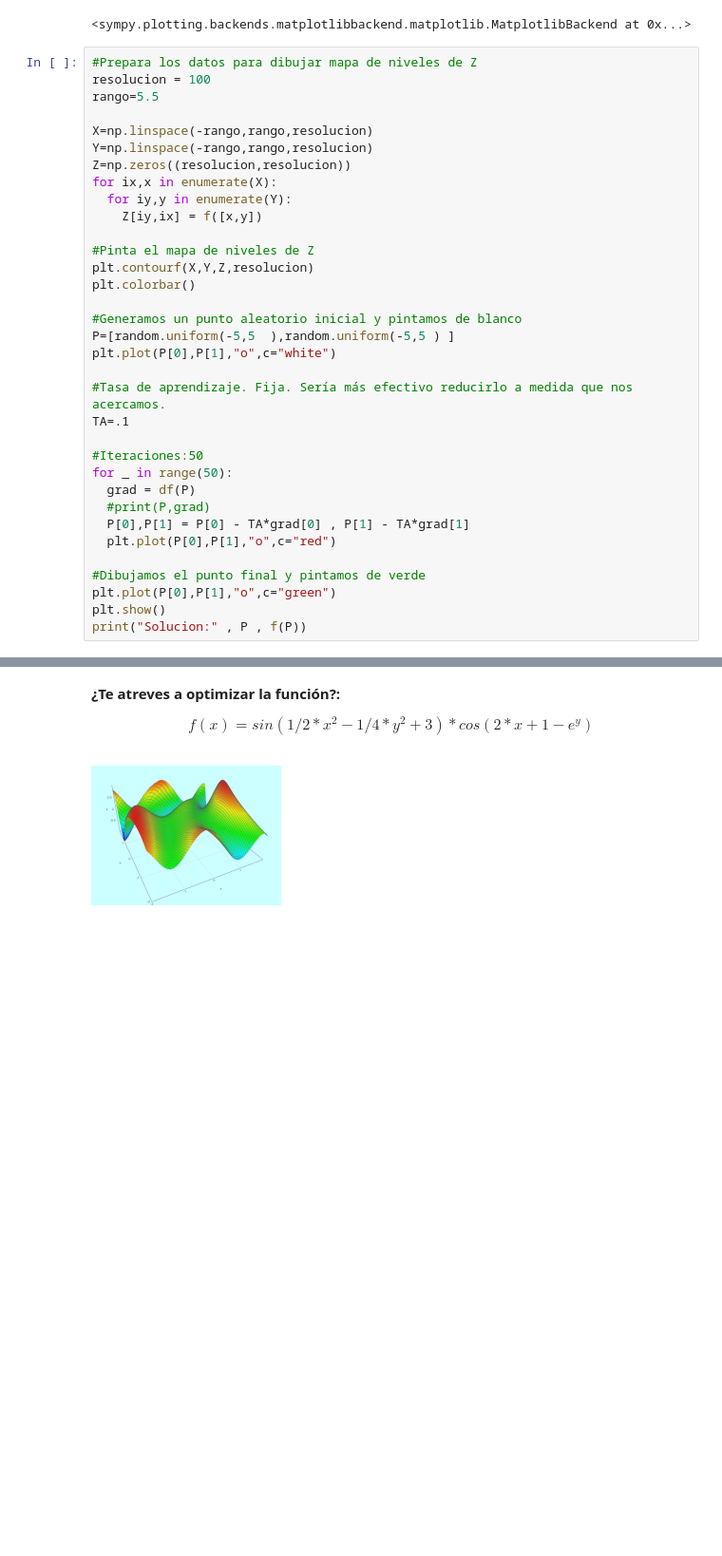
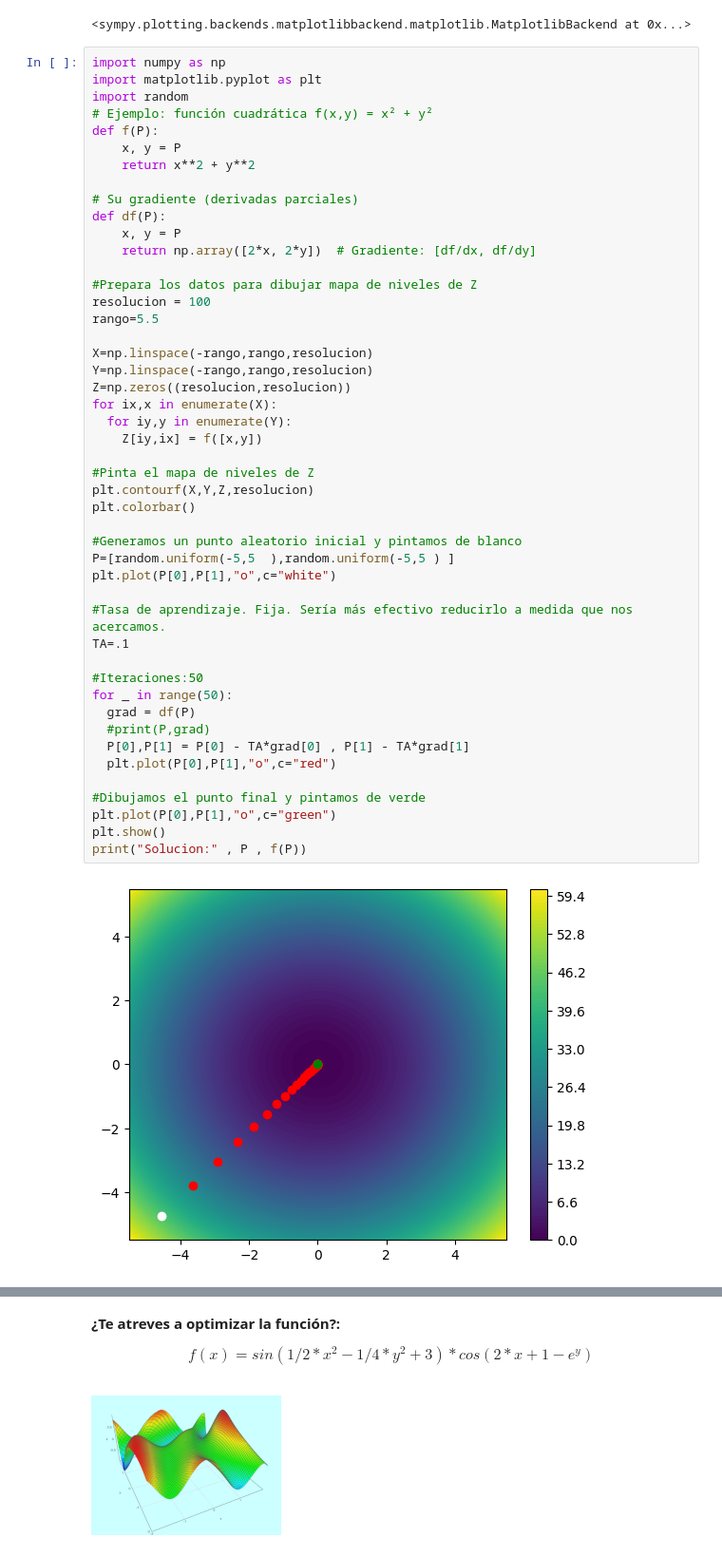
Before and after one commit to izar2211/03MIAR----Algoritmos-de-Optimizacion, a Jupyter notebook: Algoritmos_Estibaliz_Garrido_AG2.ipynb, the cells around one changed output, grey strips where cells are left out. Shown at 95% size. Saved outputs shown, nothing was run; the diff lists cells and outputs as text; blank space fills up the shorter version.

```diff
--- a/Algoritmos_Estibaliz_Garrido_AG2.ipynb
+++ b/Algoritmos_Estibaliz_Garrido_AG2.ipynb
@@ -279,6 +279,19 @@ plot3d(x**2 + y**2,
 [figure]
 <sympy.plotting.backends.matplotlibbackend.matplotlib.MatplotlibBackend at 0x...>
 # %%
+import numpy as np
+import matplotlib.pyplot as plt
+import random
+# Ejemplo: función cuadrática f(x,y) = x² + y²
+def f(P):
+    x, y = P
+    return x**2 + y**2
+
+# Su gradiente (derivadas parciales)
+def df(P):
+    x, y = P
+    return np.array([2*x, 2*y])  # Gradiente: [df/dx, df/dy]
+
 #Prepara los datos para dibujar mapa de niveles de Z
 resolucion = 100
 rango=5.5
@@ -286,30 +299,31 @@ rango=5.5
 X=np.linspace(-rango,rango,resolucion)
 Y=np.linspace(-rango,rango,resolucion)
 Z=np.zeros((resolucion,resolucion))
 for ix,x in enumerate(X):
   for iy,y in enumerate(Y):
     Z[iy,ix] = f([x,y])
 
 #Pinta el mapa de niveles de Z
 plt.contourf(X,Y,Z,resolucion)
 plt.colorbar()
 
 #Generamos un punto aleatorio inicial y pintamos de blanco
 P=[random.uniform(-5,5  ),random.uniform(-5,5 ) ]
 plt.plot(P[0],P[1],"o",c="white")
 
 #Tasa de aprendizaje. Fija. Sería más efectivo reducirlo a medida que nos acercamos.
 TA=.1
 
 #Iteraciones:50
 for _ in range(50):
   grad = df(P)
   #print(P,grad)
   P[0],P[1] = P[0] - TA*grad[0] , P[1] - TA*grad[1]
   plt.plot(P[0],P[1],"o",c="red")
 
 #Dibujamos el punto final y pintamos de verde
 plt.plot(P[0],P[1],"o",c="green")
 plt.show()
 print("Solucion:" , P , f(P))
 # %% [output]
+[figure, added]
```
Also changed, not shown: parts of 1 cell of this notebook.
